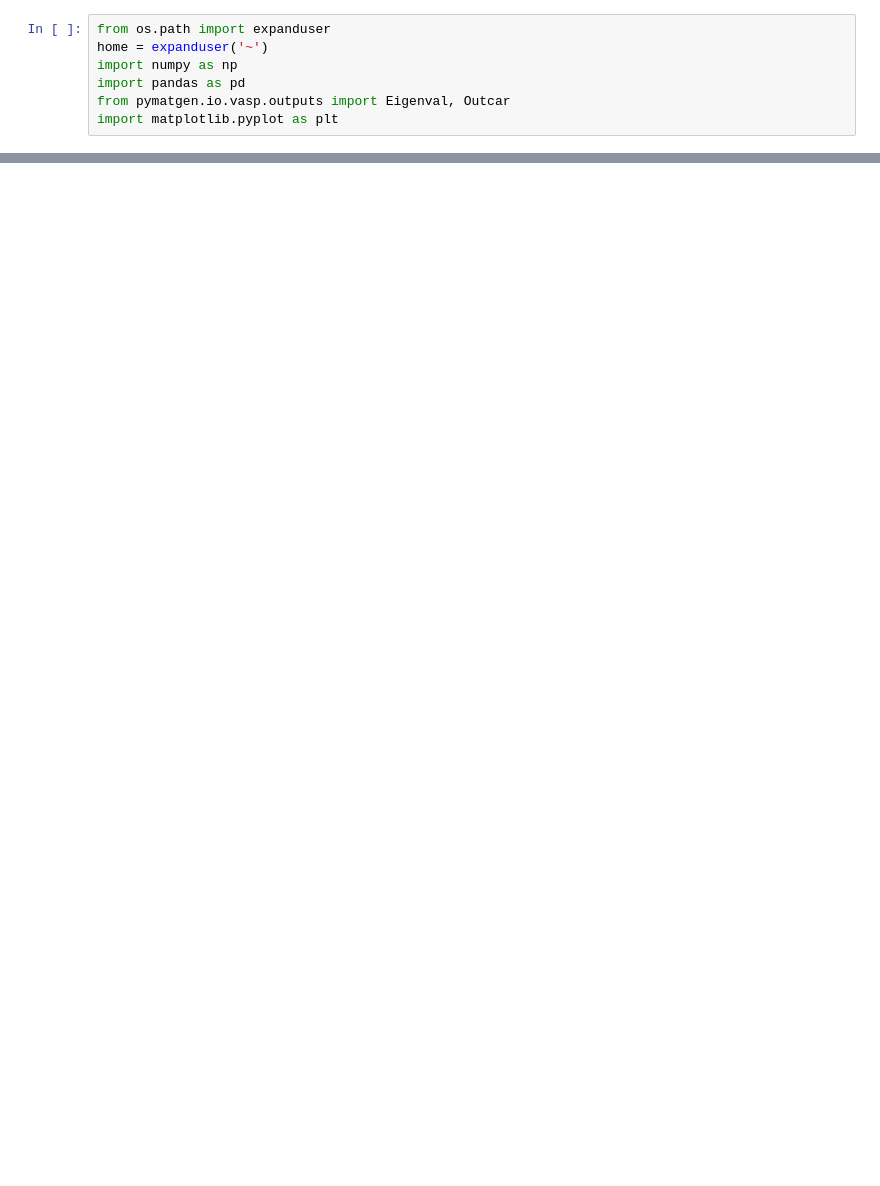
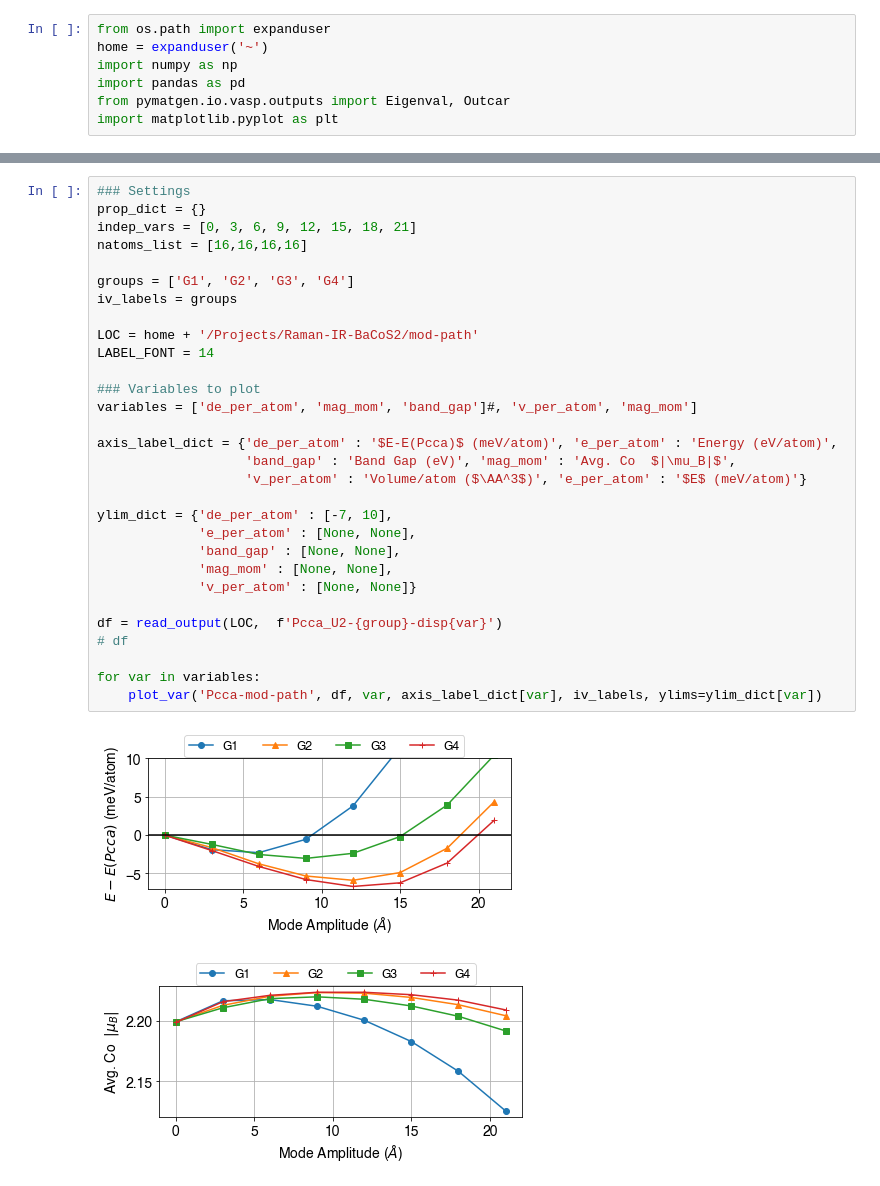
Before and after one commit to kyledmiller/kdm_vault, a Jupyter notebook: scripts_dft/plot_outputs.ipynb, the cells around one changed output, grey strips where cells are left out. Cells and saved outputs as stored; diff of their text form; blank space fills up the shorter version.

Commit message:
updated plot_outputs,tweaked conversion scripts, strain script

```diff
--- a/scripts_dft/plot_outputs.ipynb
+++ b/scripts_dft/plot_outputs.ipynb
@@ -138,3 +129,36 @@ def plot_var(prefix, df, dep_var, axis_label, labels, xlims=[None,None], ylims=[
 #         plt.grid(True)
 #         plt.xlabel('Volume ($\AA^3$)'); plt.ylabel('Energy (eV/atom)')
 #         plt.legend(loc=(0,1.01), ncol=3, fontsize=LABEL_FONT-2)
+# %%
+### Settings
+prop_dict = {}
+indep_vars = [0, 3, 6, 9, 12, 15, 18, 21]
+natoms_list = [16,16,16,16]
+
+groups = ['G1', 'G2', 'G3', 'G4']
+iv_labels = groups
+
+LOC = home + '/Projects/Raman-IR-BaCoS2/mod-path'
+LABEL_FONT = 14
+
+### Variables to plot
+variables = ['de_per_atom', 'mag_mom', 'band_gap']#, 'v_per_atom', 'mag_mom']
+
+axis_label_dict = {'de_per_atom' : '$E-E(Pcca)$ (meV/atom)', 'e_per_atom' : 'Energy (eV/atom)',
+                   'band_gap' : 'Band Gap (eV)', 'mag_mom' : 'Avg. Co  $|\mu_B|$',
+                   'v_per_atom' : 'Volume/atom ($\AA^3$)', 'e_per_atom' : '$E$ (meV/atom)'}
+
+ylim_dict = {'de_per_atom' : [-7, 10],
+             'e_per_atom' : [None, None],
+             'band_gap' : [None, None],
+             'mag_mom' : [None, None],
+             'v_per_atom' : [None, None]}
+
+df = read_output(LOC,  f'Pcca_U2-{group}-disp{var}')
+# df
+
+for var in variables:
+    plot_var('Pcca-mod-path', df, var, axis_label_dict[var], iv_labels, ylims=ylim_dict[var])
+# %% [output]
+[figure, added]
+[figure, added]
```
Also changed, not shown: parts of 5 cells of this notebook, 4 other files.
